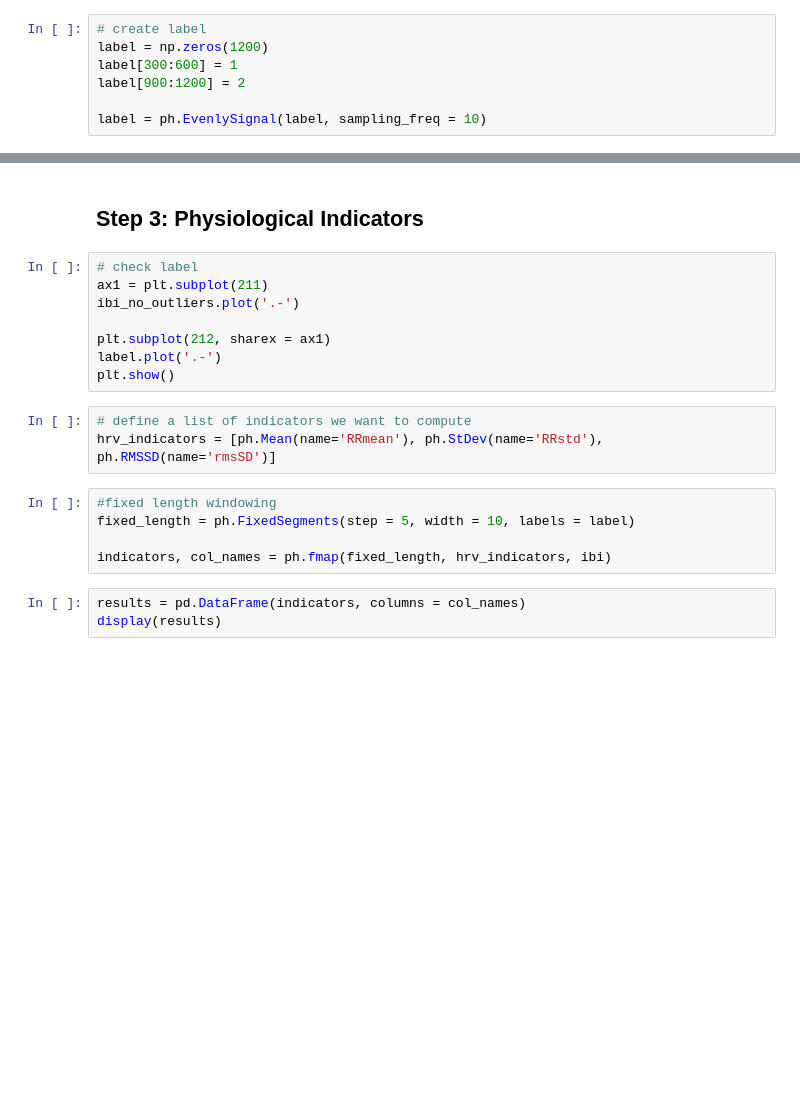
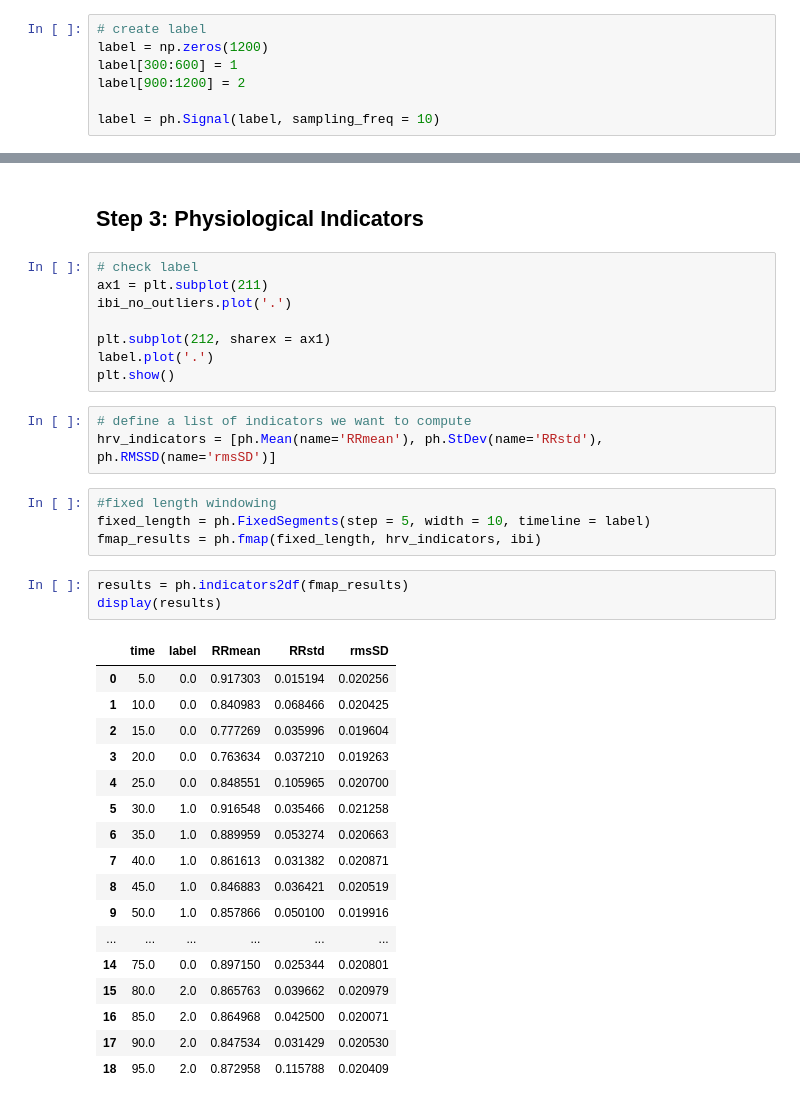
Before and after one commit to Stefans-code/Project_Work, a Jupyter notebook: tutorials/3-pipeline_BVP.ipynb, the cells around one changed output, grey strips where cells are left out. Drawn from its saved outputs; the diff is of its cells as text; blank space fills up the shorter version.

```diff
--- a/tutorials/3-pipeline_BVP.ipynb
+++ b/tutorials/3-pipeline_BVP.ipynb
@@ -53,7 +53,7 @@ label = np.zeros(1200)
 label[300:600] = 1
 label[900:1200] = 2
 
-label = ph.EvenlySignal(label, sampling_freq = 10)
+label = ph.Signal(label, sampling_freq = 10)
 # %% [markdown]
 ## Step 1: Filtering and preprocessing
 # %%
@@ -136,19 +138,36 @@ ibi_no_outliers.plot('.-')
 # %%
 # check label
 ax1 = plt.subplot(211)
-ibi_no_outliers.plot('.-')
+ibi_no_outliers.plot('.')
 
 plt.subplot(212, sharex = ax1)
-label.plot('.-')
+label.plot('.')
 plt.show()
 # %%
 # define a list of indicators we want to compute
 hrv_indicators = [ph.Mean(name='RRmean'), ph.StDev(name='RRstd'), ph.RMSSD(name='rmsSD')]
 # %%
 #fixed length windowing
-fixed_length = ph.FixedSegments(step = 5, width = 10, labels = label)
-
-indicators, col_names = ph.fmap(fixed_length, hrv_indicators, ibi)
+fixed_length = ph.FixedSegments(step = 5, width = 10, timeline = label)
+fmap_results = ph.fmap(fixed_length, hrv_indicators, ibi)
-# %%
-results = pd.DataFrame(indicators, columns = col_names)
-display(results)
+# %%
+results = ph.indicators2df(fmap_results)
+display(results)
+# %% [output]
+|  | time | label | RRmean | RRstd | rmsSD |
+| 0 | 5.0 | 0.0 | 0.917303 | 0.015194 | 0.020256 |
+| 1 | 10.0 | 0.0 | 0.840983 | 0.068466 | 0.020425 |
+| 2 | 15.0 | 0.0 | 0.777269 | 0.035996 | 0.019604 |
+| 3 | 20.0 | 0.0 | 0.763634 | 0.037210 | 0.019263 |
+| 4 | 25.0 | 0.0 | 0.848551 | 0.105965 | 0.020700 |
+| 5 | 30.0 | 1.0 | 0.916548 | 0.035466 | 0.021258 |
+| 6 | 35.0 | 1.0 | 0.889959 | 0.053274 | 0.020663 |
+| 7 | 40.0 | 1.0 | 0.861613 | 0.031382 | 0.020871 |
+| 8 | 45.0 | 1.0 | 0.846883 | 0.036421 | 0.020519 |
+| 9 | 50.0 | 1.0 | 0.857866 | 0.050100 | 0.019916 |
+| ... | ... | ... | ... | ... | ... |
+| 14 | 75.0 | 0.0 | 0.897150 | 0.025344 | 0.020801 |
+| 15 | 80.0 | 2.0 | 0.865763 | 0.039662 | 0.020979 |
+| 16 | 85.0 | 2.0 | 0.864968 | 0.042500 | 0.020071 |
+| 17 | 90.0 | 2.0 | 0.847534 | 0.031429 | 0.020530 |
+| 18 | 95.0 | 2.0 | 0.872958 | 0.115788 | 0.020409 |
```
Also changed, not shown: parts of 5 cells of this notebook, 15 other files.
